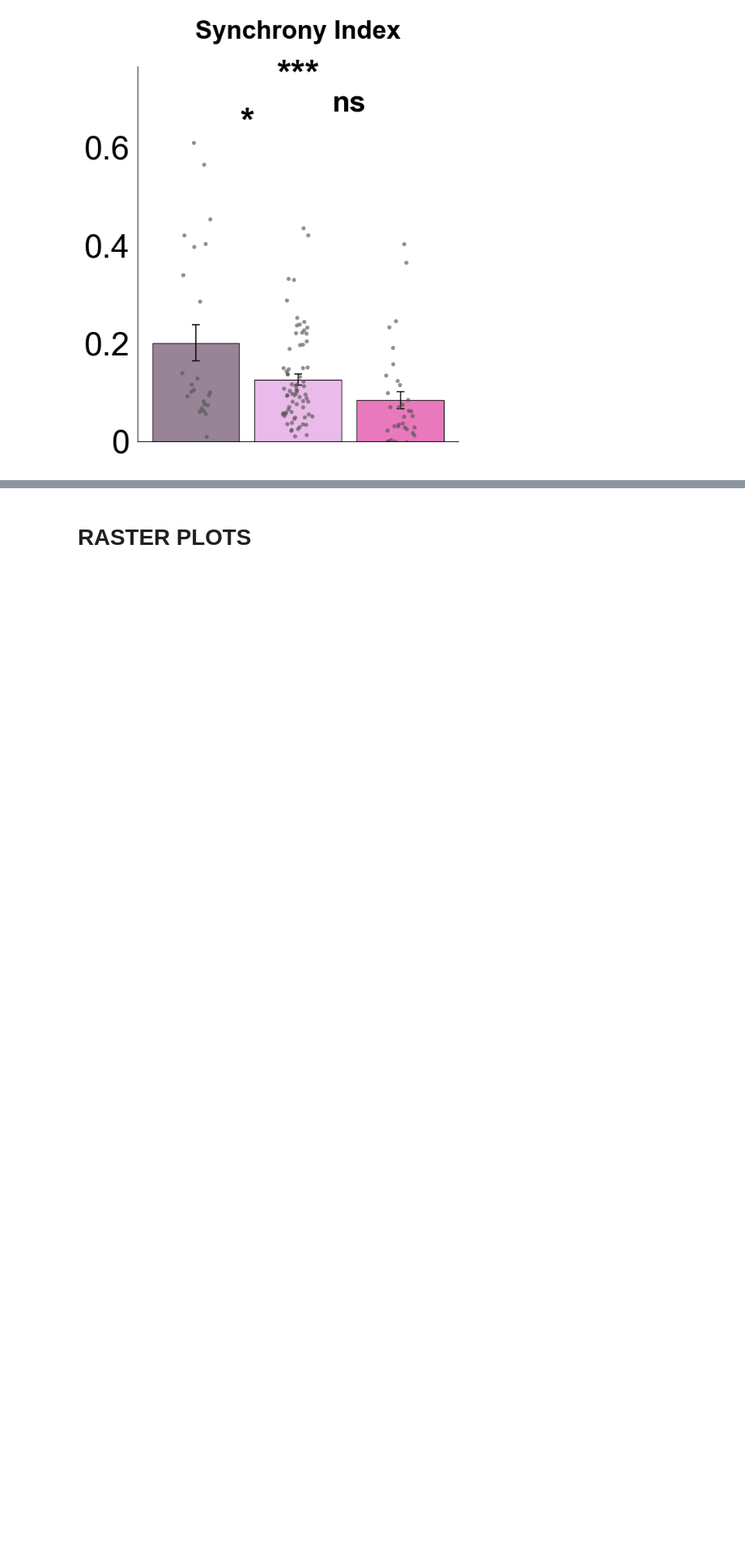
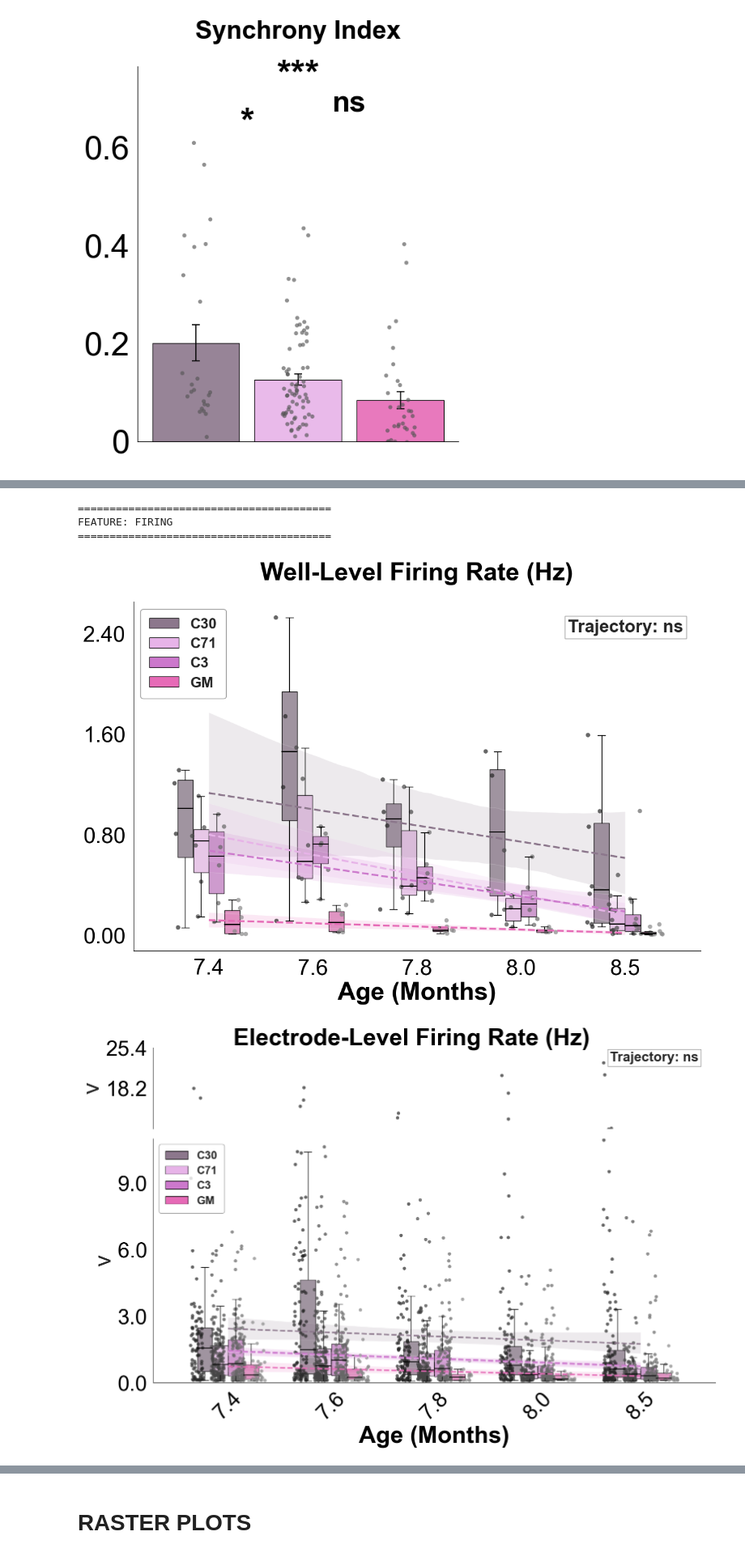
Before and after one commit to bcmartinb/MAOA_project, a Jupyter notebook: spk_burs_net_analysis_figure.ipynb, the cells around one changed output, grey strips where cells are left out. Shown at 81% size. Drawn from its saved outputs; the diff is of its cells as text; code cells hidden in the pictures; blank space fills up the shorter version.

Commit message:
supp figure by clone

```diff
--- a/spk_burs_net_analysis_figure.ipynb
+++ b/spk_burs_net_analysis_figure.ipynb
@@ -194,0 +195,16 @@ run_grouped_analysis(big_df, "Exp3", save_dir=SAVE_DIR)
+# %%
+import importlib
+import helper_files.mea_feats_analysis as _m
+importlib.reload(_m)
+from helper_files.mea_feats_analysis import run_mea_analysis_by_clone, run_grouped_analysis_by_clone
+
+SUPP_SAVE_DIR = "/Users/blancamartin/Desktop/Muotri_lab/MAOA_project/figures/supplementary"
+# %%
+# Trajectory plots by clone (replaces run_mea_analysis_for_figure)
+run_mea_analysis_by_clone(big_df, experiment="Exp3", unit="months", save_dir=SUPP_SAVE_DIR)
+# %% [output]
+========================================
+FEATURE: FIRING
+========================================
+[figure, added]
+[figure, added]
```
Also changed, not shown: parts of 9 cells of this notebook, 27 other files.
